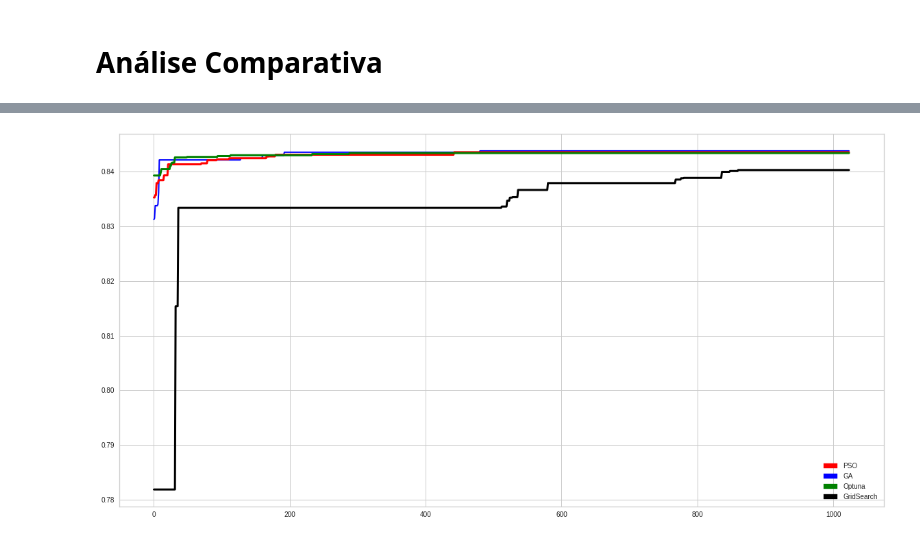
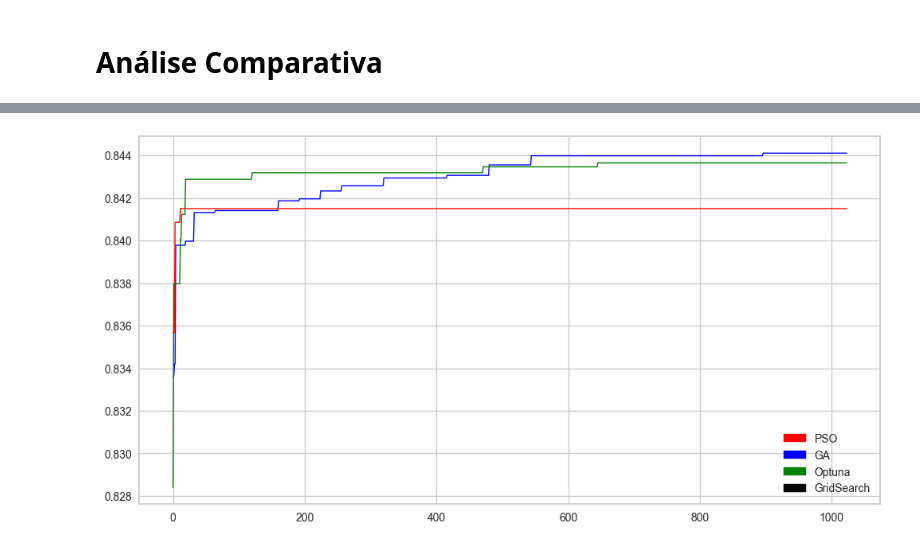
Before and after one commit to fell100/Metaheuristics_And_Tuning, a Jupyter notebook: LightGBM.ipynb, the cells around one changed output, grey strips where cells are left out. Saved outputs shown, nothing was run; the diff lists cells and outputs as text; code cells hidden in the pictures.

```diff
--- a/LightGBM.ipynb
+++ b/LightGBM.ipynb
@@ -128,7 +201,7 @@ class MyOutput(Output):
     def update(self, algorithm):
         super().update(algorithm)
         self.score.set(-np.min(algorithm.pop.get("F")))
-        self.Parameters.set(algorithm.pop.get("X")[0])
+        #self.Parameters.set(algorithm.pop.get("X")[0])
         pbar.update(1)
         if pbar.n == ITERATIONS: pbar.close()
 # %% [markdown]
@@ -136,12 +211,16 @@ class MyOutput(Output):
 # %%
-ITERATIONS = 2
+ITERATIONS = 32
 POPULATION = 32
 # %%
-algorithm = PSO(max_velocity_rate=0.25,
+algorithm = PSO(#pop_size=POPULATION,
+                #w=0.3, c1=4.0, c2=1.0,
+                #adaptive=False, initial_velocity='random',
+                #max_velocity_rate=0.75, pertube_best=False,
+                max_velocity_rate=0.25,
                 pop_size=POPULATION)
 term = get_termination("n_gen", ITERATIONS)
 
-res = minimize(problem,
+res = minimize(problemAccuracy,
                algorithm,
                #seed=SEED,
                save_history=True,
@@ -271,0 +540,19 @@ plt.plot(scorelist);
+# %%
+trlist = np.array([])
+for i in range(len(res.history)):
+  trlist = np.append(trlist, -res.history[i].pop.get('F').reshape(-1))
+
+scorelist = []
+
+for i in range(len(trlist)):
+#for i in range(1):
+  if i == 0:
+    scorelist.append(trlist[i])
+  elif trlist[i] > scorelist[i-1]:
+    scorelist.append(trlist[i])
+  else:
+    scorelist.append(scorelist[i-1])
+
+scorelist_PSO = scorelist
+
+plt.plot(scorelist);
@@ -517,22 +811,22 @@ plt.show()
 # %%
 from IPython.core.pylabtools import figsize
 from matplotlib.pyplot import figure
 import matplotlib.patches as mpatches
 
-plt.figure(figsize=(20, 10))
+plt.figure(figsize=(12, 6))
 red_patch = mpatches.Patch(color='red', label='PSO')
 blue_patch = mpatches.Patch(color='blue', label='GA')
 green_patch = mpatches.Patch(color='green', label='Optuna')
-black_patch = mpatches.Patch(color='black', label='GridSearch')
+#black_patch = mpatches.Patch(color='black', label='GridSearch')
 
 plt.legend(handles=[red_patch, blue_patch, green_patch, black_patch])
-plt.plot(scorelist_GA, color = 'blue', linewidth=2, linestyle='-', )
-plt.plot(scorelist_PSO, color = 'red', linewidth=3, linestyle='-')
-plt.plot(tracking_Optuna, color = 'green', linewidth=3, linestyle='-')
-plt.plot(tracking_GS, color = 'black', linewidth=3, linestyle='-')
+plt.plot(scorelist_GA, color = 'blue', linewidth=1, linestyle='-', )
+plt.plot(scorelist_PSO, color = 'red', linewidth=1, linestyle='-')
+plt.plot(tracking_Optuna, color = 'green', linewidth=1, linestyle='-')
+#plt.plot(tracking_GS, color = 'black', linewidth=3, linestyle='-')
 plt.show()
 # %% [output]
-[figure, old version]
+[figure, new version]
 # %%
 fig, ax = plt.subplots(2, 2, figsize=(25,15))
 
```
Also changed, not shown: parts of 38 cells of this notebook.
